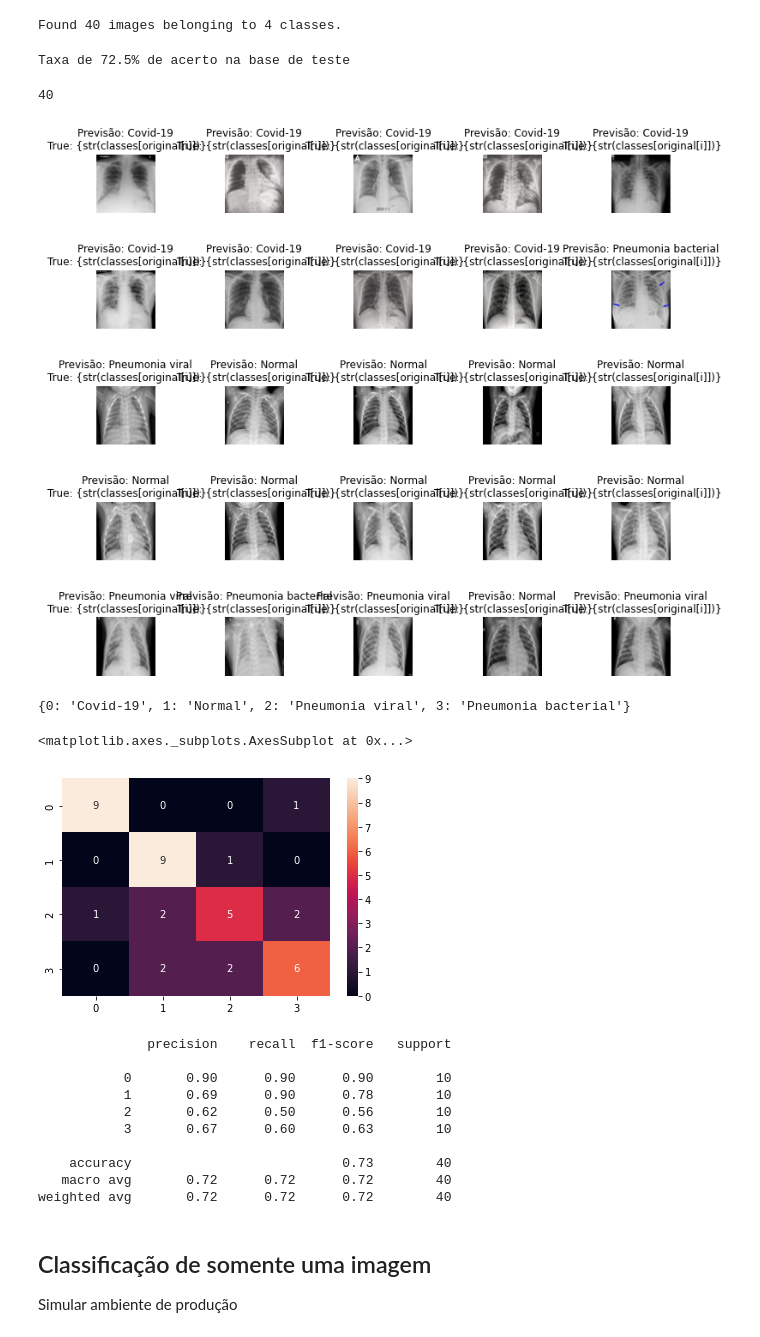
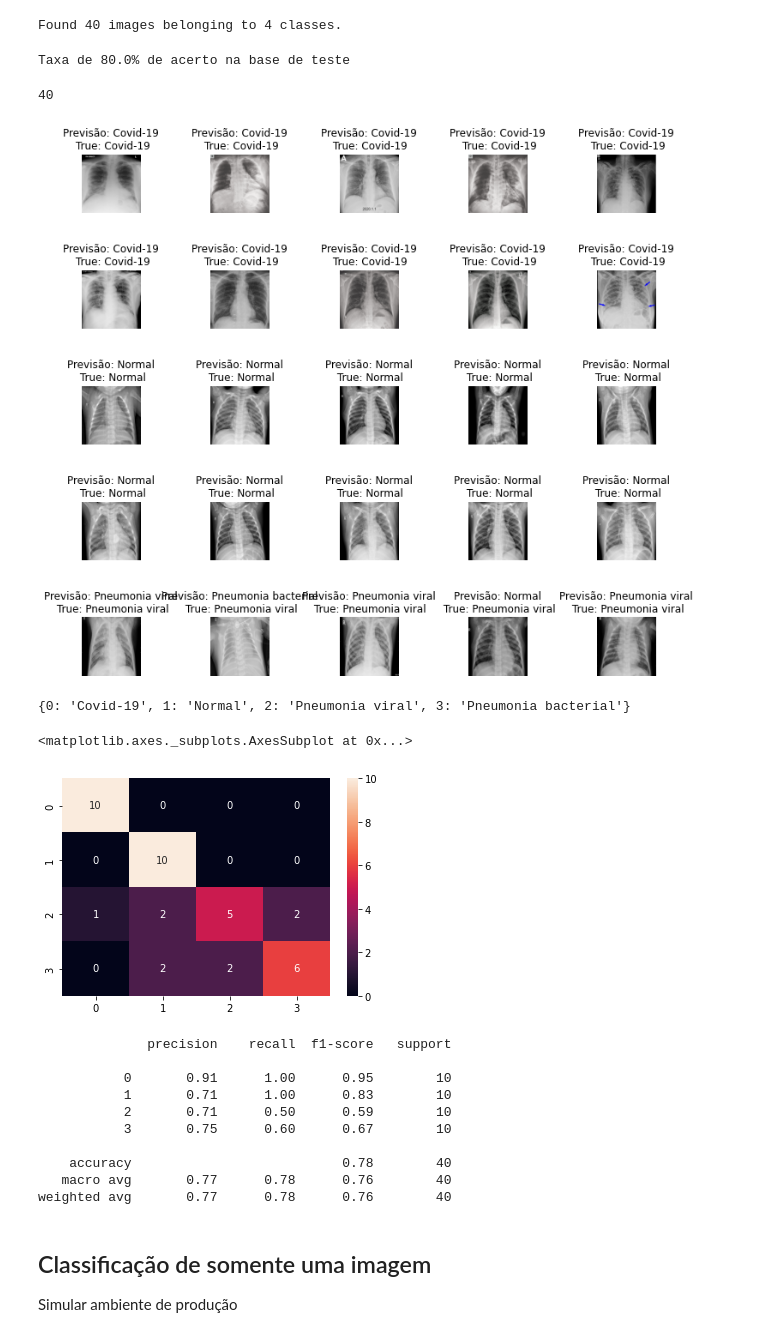
Before and after one commit to Vinicius-Luiz/ciencia_dados_para_empresas, a Jupyter notebook: DEPT MEDICO/Departamento_medico.ipynb, the cells around one changed output. Saved outputs shown, nothing was run; the diff lists cells and outputs as text; code cells hidden in the pictures.

Commit message:
FINISH: TRAINING MODEL2

```diff
--- a/DEPT MEDICO/Departamento_medico.ipynb
+++ b/DEPT MEDICO/Departamento_medico.ipynb
@@ -148,6 +152,8 @@ head_model = Dense(256, activation = 'relu')(head_model) # 256 é uma configura
 head_model = Dropout(0.2)(head_model) # Camada importante para treinamento de imagens, irá zerar 20% dos 256 neurônios da camada anterior para que ele não se adapte demais na base de dados (overfiting)
 head_model = Dense(256, activation = 'relu')(head_model)
 head_model = Dropout(0.2)(head_model)
+head_model = Dense(256, activation = 'relu')(head_model)
+head_model = Dropout(0.2)(head_model)
 head_model = Dense(4, activation = 'softmax')(head_model) # 4 neuronios porque temos 4 classes | softmax é utilizado com problemas de classificação de mais de 2 classes (sigmoid foi utilizado no DEPT de RH)
 # %%
 # Criar o modelo
@@ -206,7 +212,7 @@ Found 40 images belonging to 4 classes.
 evaluate = model.evaluate_generator(test_generator)
 print(f'Taxa de {round(evaluate[1]*100, 2)}% de acerto na base de teste')
 # %% [output]
-Taxa de 72.5% de acerto na base de teste
+Taxa de 80.0% de acerto na base de teste
 # %%
 # Gerar matriz de confusão
 prediction, original, image = [], [], []
@@ -230,14 +236,14 @@ print(len(image))
 # %%
 from sklearn.metrics import confusion_matrix, classification_report, accuracy_score
 fig, axes = plt.subplots(5, 5, figsize=(12,12)) # 5 linhas e 5 colunas
 axes = axes.ravel() # Transformar de matriz para  vevtor
 for i in range(25):
   axes[i].imshow(image[i])
-  axes[i].set_title(f'Previsão: {str(classes[prediction[i]])}\n True: {{str(classes[original[i]])}}')
+  axes[i].set_title(f'Previsão: {str(classes[prediction[i]])}\n True: {str(classes[original[i]])}')
   axes[i].axis('off') # Não mostra os eixos
 plt.subplots_adjust(wspace = 1.2)
 # %% [output]
-[figure, old version]
+[figure, new version]
 # %%
 classes
 # %% [output]
@@ -250,20 +256,20 @@ sns.heatmap(cm, annot = True)
 # EIXO X: PREDIÇÃO
 # %% [output]
 <matplotlib.axes._subplots.AxesSubplot at 0x...>
-[figure, old version]
+[figure, new version]
 # %%
 print(classification_report(original, prediction)) # OBS: Não temos dados desbalanceados
 # %% [output]
               precision    recall  f1-score   support
 
-           0       0.90      0.90      0.90        10
-           1       0.69      0.90      0.78        10
-           2       0.62      0.50      0.56        10
-           3       0.67      0.60      0.63        10
+           0       0.91      1.00      0.95        10
+           1       0.71      1.00      0.83        10
+           2       0.71      0.50      0.59        10
+           3       0.75      0.60      0.67        10
 
-    accuracy                           0.73        40
-   macro avg       0.72      0.72      0.72        40
-weighted avg       0.72      0.72      0.72        40
+    accuracy                           0.78        40
+   macro avg       0.77      0.78      0.76        40
+weighted avg       0.77      0.78      0.76        40
 # %% [markdown]
 ## Classificação de somente uma imagem
 Simular ambiente de produção
```
Also changed, not shown: parts of 5 cells of this notebook.
